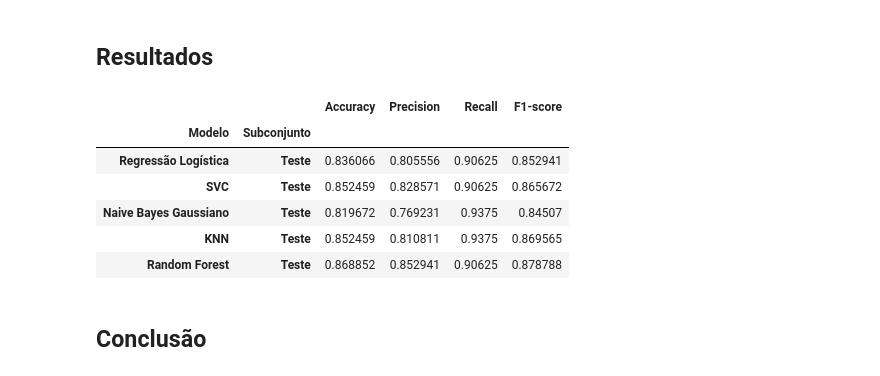
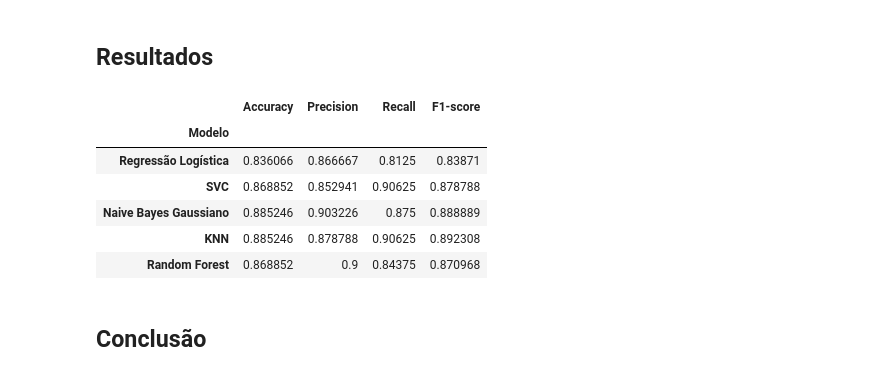
Before and after one commit to pedroernesto00/CK0223---Mineracao-de-Dados, a Jupyter notebook: Trabalho 2/Classificação - Ataque Cardíaco.ipynb, the cells around one changed output. Saved outputs shown, nothing was run; the diff lists cells and outputs as text; code cells hidden in the pictures.

```diff
--- a/Trabalho 2/Classificação - Ataque Cardíaco.ipynb
+++ b/Trabalho 2/Classificação - Ataque Cardíaco.ipynb
@@ -251,29 +255,29 @@ skplt.metrics.plot_confusion_matrix(y_test, rf_pred)
 # %%
 metrics_df = pd.DataFrame(None)
 estimators = ['Regressão Logística', 'SVC', 'Naive Bayes Gaussiano','KNN', 'Random Forest']
 predictions = [lr_pred, knn_pred, svc_pred, rf_pred, gnb_pred]
 
 i = 0
-for pred in predictions_test:
+for pred in predictions:
     accuracy = accuracy_score(y_test, pred)
     precision = precision_score(y_test, pred)
     recall = recall_score(y_test, pred)
     f1 = f1_score(y_test, pred)
 
-    row = pd.DataFrame(['Teste', estimators[i], accuracy, precision, recall, f1]).T
+    row = pd.DataFrame([estimators[i], accuracy, precision, recall, f1]).T
     metrics_df = pd.concat([metrics_df, row], ignore_index=True)
     i += 1
 
-metrics_df.columns = ['Subconjunto', 'Modelo', 'Accuracy', 'Precision', 'Recall', 'F1-score']
-metrics_df.set_index(['Modelo', 'Subconjunto'])
+metrics_df.columns = ['Modelo', 'Accuracy', 'Precision', 'Recall', 'F1-score']
+metrics_df.set_index('Modelo')
 # %% [output]
-|  |  | Accuracy | Precision | Recall | F1-score |
-| Modelo | Subconjunto |  |  |  |  |
-| Regressão Logística | Teste | 0.836066 | 0.805556 | 0.90625 | 0.852941 |
-| SVC | Teste | 0.852459 | 0.828571 | 0.90625 | 0.865672 |
-| Naive Bayes Gaussiano | Teste | 0.819672 | 0.769231 | 0.9375 | 0.84507 |
-| KNN | Teste | 0.852459 | 0.810811 | 0.9375 | 0.869565 |
-| Random Forest | Teste | 0.868852 | 0.852941 | 0.90625 | 0.878788 |
+|  | Accuracy | Precision | Recall | F1-score |
+| Modelo |  |  |  |  |
+| Regressão Logística | 0.836066 | 0.866667 | 0.8125 | 0.83871 |
+| SVC | 0.868852 | 0.852941 | 0.90625 | 0.878788 |
+| Naive Bayes Gaussiano | 0.885246 | 0.903226 | 0.875 | 0.888889 |
+| KNN | 0.885246 | 0.878788 | 0.90625 | 0.892308 |
+| Random Forest | 0.868852 | 0.9 | 0.84375 | 0.870968 |
 # %% [markdown]
 ## Conclusão
 # %% [markdown]
```
Also changed, not shown: parts of 11 cells of this notebook.
